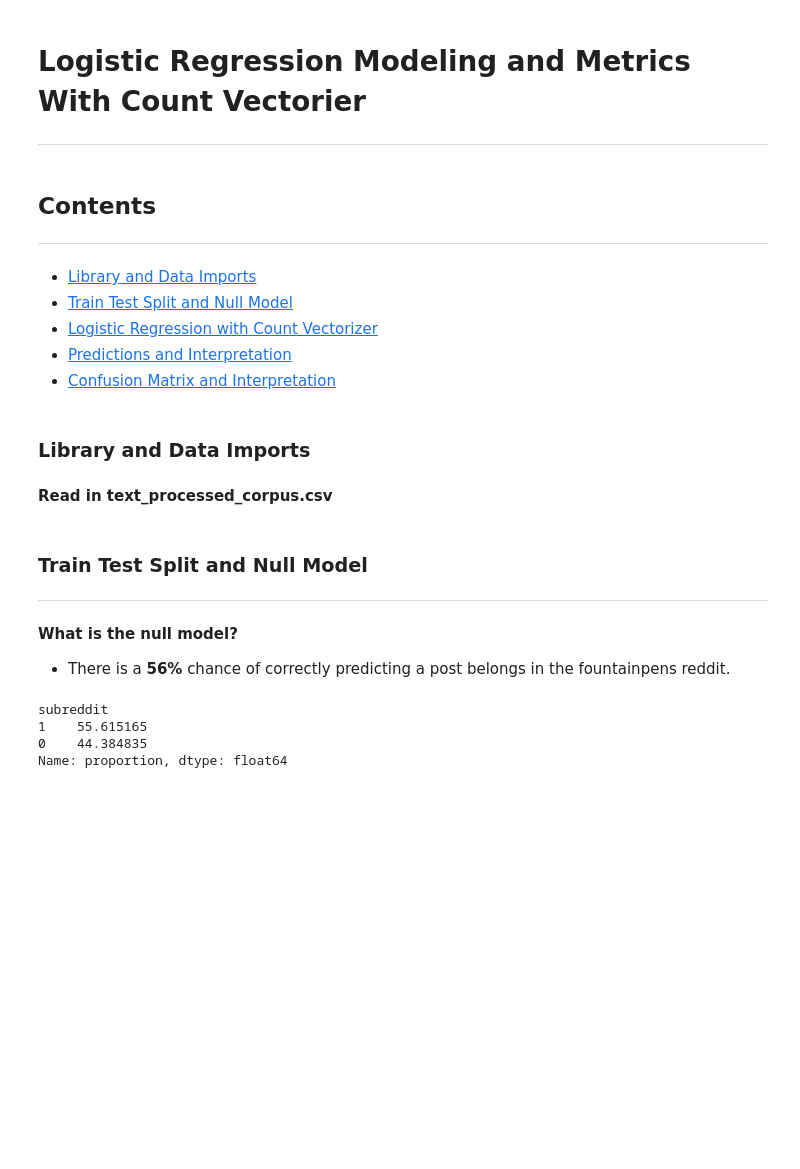
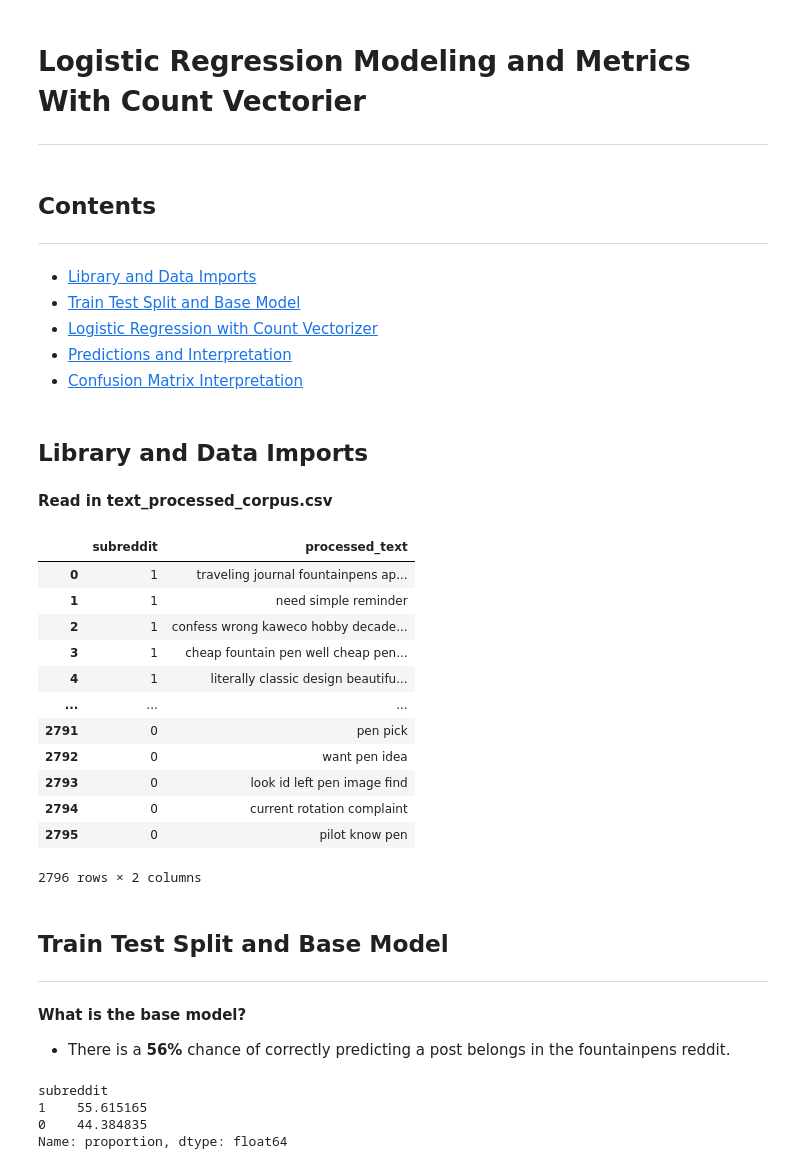
Before and after one commit to FragariaChemist/reddit_nlp_classifier, a Jupyter notebook: 04_logistic_regression_cvec_modeling.ipynb, the cells around one changed output. Cells and saved outputs as stored; diff of their text form; code cells hidden in the pictures; blank space fills up the shorter version.

```diff
--- a/04_logistic_regression_cvec_modeling.ipynb
+++ b/04_logistic_regression_cvec_modeling.ipynb
@@ -5,12 +5,12 @@
 ## Contents
 ---
 - [Library and Data Imports](#Library-and-Data-Imports)
-- [Train Test Split and Null Model](#Train-Test-Split-and-Null-Model)
-- [Logistic Regression with Count Vectorizer](Logistic-Regression-with-Count-Vectorizer)
-- [Predictions and Interpretation](Predictions-and-Interpretation)
-- [Confusion Matrix and Interpretation](Confusion-Matrix-and-Interpretation)
+- [Train Test Split and Base Model](#Train-Test-Split-and-Base-Model)
+- [Logistic Regression with Count Vectorizer](#Logistic-Regression-with-Count-Vectorizer)
+- [Predictions and Interpretation](#Predictions-and-Interpretation)
+- [Confusion Matrix Interpretation](#Confusion-Matrix-Interpretation)
 # %% [markdown]
-### Library and Data Imports
+## Library and Data Imports
 # %%
 import pandas as pd
 import matplotlib.pyplot as plt
@@ -27,9 +27,25 @@ from sklearn.preprocessing import StandardScaler
 **Read in text_processed_corpus.csv**
 # %%
 text_processed_corpus = pd.read_csv('./data/text_processed_corpus.csv')
+# %%
+text_processed_corpus
+# %% [output]
+|  | subreddit | processed_text |
+| 0 | 1 | traveling journal fountainpens ap... |
+| 1 | 1 | need simple reminder |
+| 2 | 1 | confess wrong kaweco hobby decade... |
+| 3 | 1 | cheap fountain pen well cheap pen... |
+| 4 | 1 | literally classic design beautifu... |
+| ... | ... | ... |
+| 2791 | 0 | pen pick |
+| 2792 | 0 | want pen idea |
+| 2793 | 0 | look id left pen image find |
+| 2794 | 0 | current rotation complaint |
+| 2795 | 0 | pilot know pen |
+2796 rows × 2 columns
 # %% [markdown]
-### Train Test Split and Null Model
----
+## Train Test Split and Base Model
+___
 # %%
 #Train Test Split
 X = text_processed_corpus['processed_text']
@@ -39,7 +55,7 @@ X_train, X_test, y_train, y_test = train_test_split(X,y,
                                                     stratify = y,
                                                     random_state = 24)
 # %% [markdown]
-**What is the null model?**
+**What is the base model?**
 * There is a **56%** chance of correctly predicting a post belongs in the fountainpens reddit.
 # %%
 y.value_counts(normalize = True) * 100
```
Also changed, not shown: parts of 5 cells of this notebook, 11 other files.
